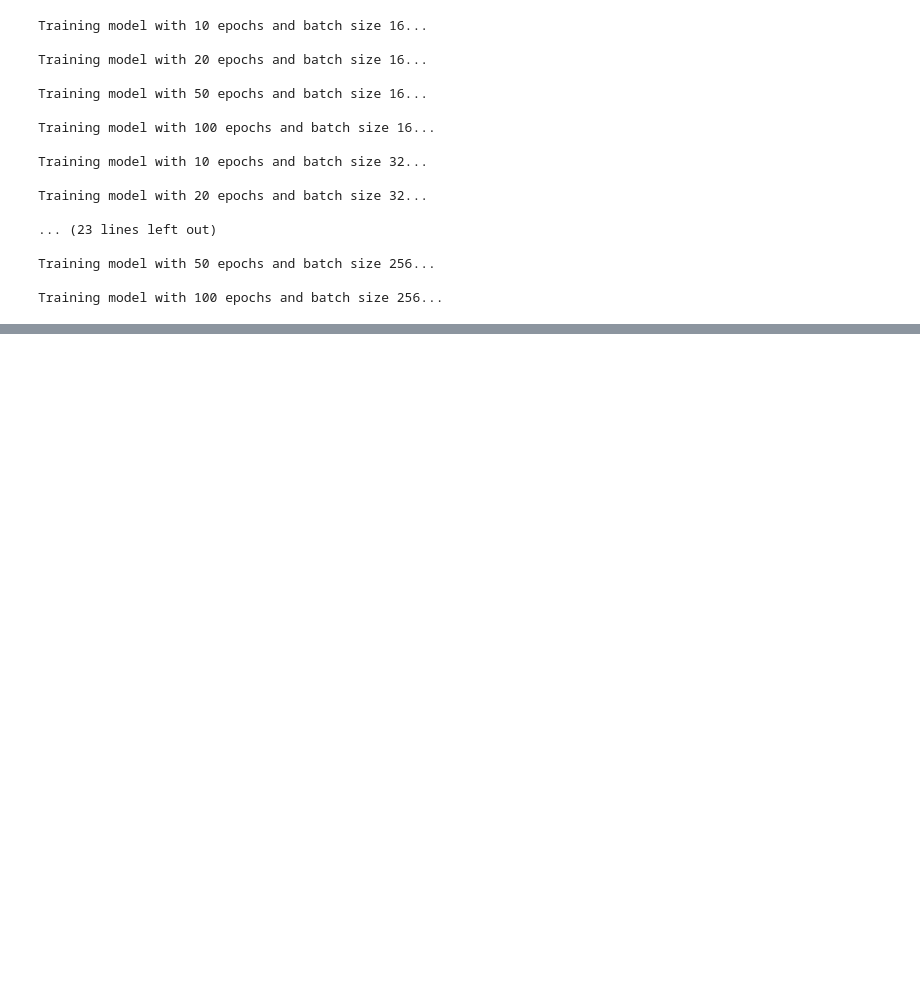
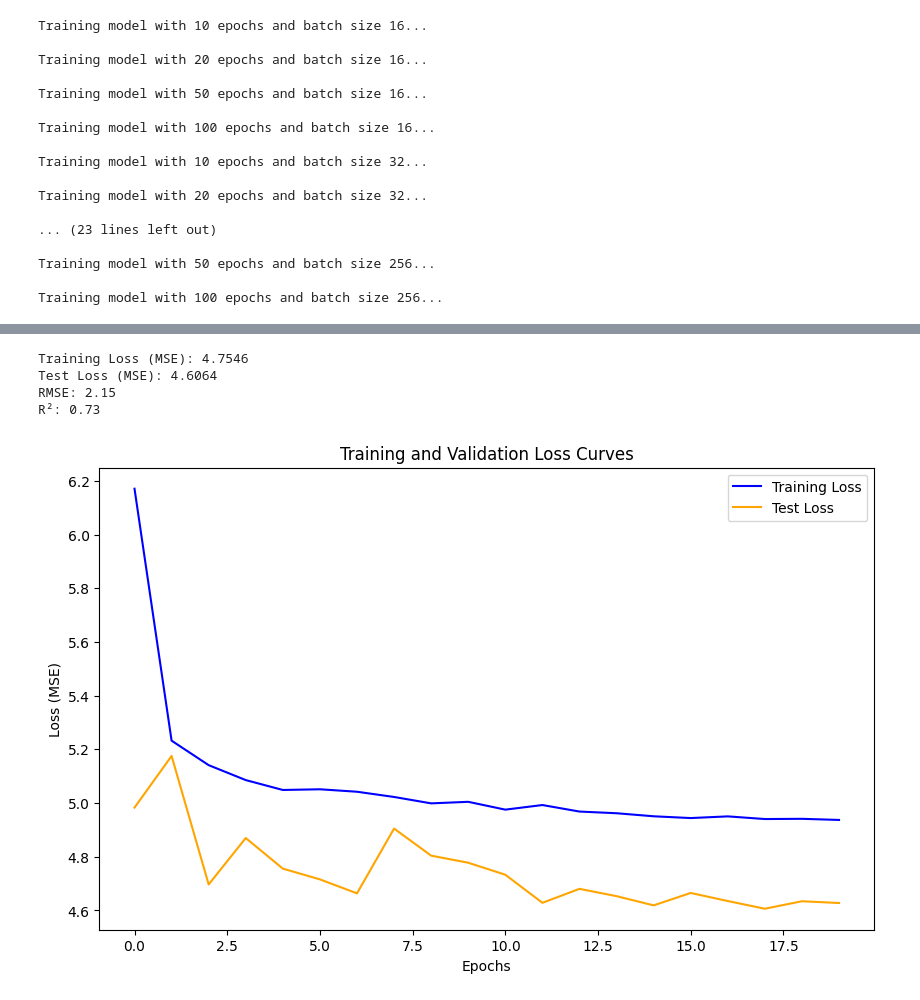
Before and after one commit to cbrittonjsy/Australian-Bushfire-Analysis, a Jupyter notebook: py/Q3_folder/Question_3.ipynb, the cells around one changed output, grey strips where cells are left out. Cells and saved outputs as stored; diff of their text form; code cells hidden in the pictures; blank space fills up the shorter version.

Commit message:
Add a pre-trained model (TabNet) for use with my training data, adapting it for use in a regression problem

```diff
--- a/py/Q3_folder/Question_3.ipynb
+++ b/py/Q3_folder/Question_3.ipynb
@@ -360,0 +377,25 @@ plt.show()
+# %%
+# Convert y_train and y_test to a numpy array and reshape it to be accepted by TabNet
+y_train = y_train.values.reshape(-1, 1)
+y_test = y_test.values.reshape(-1, 1)
+# %%
+train_loss = []
+test_loss = []
+
+model.fit(
+    X_train, y_train,
+    eval_set=[(X_test, y_test)],
+    max_epochs=20,               # Number of epochs
+    batch_size=64,               # Batch size
+    virtual_batch_size=32,       # Virtual batch size for efficient training
+    patience=10,                 # Early stopping after 10 epochs without improvement
+    loss_fn=torch.nn.MSELoss(),               # MSE loss for regression
+)
+
+# Store the final training and test loss
+train_loss = model.history['loss'][-1]  # Last training loss
+test_loss = model.history['val_0_mse'][-1]  # Last test loss
+
+# Print the final losses
+print(f"Final Training Loss (MSE): {train_loss:.4f}")
+print(f"Final Test Loss (MSE): {test_loss:.4f}")
@@ -360,0 +422,41 @@ plt.show()
+# %%
+# Evaluate the model on the training and test data
+train_predictions = model.predict(X_train)  # Using the TabNet model's predict method
+test_predictions = model.predict(X_test)    # Same here for test predictions
+
+# Calculate the loss using MSE (Mean Squared Error) for both training and test sets
+train_loss = mean_squared_error(y_train, train_predictions)
+test_loss = mean_squared_error(y_test, test_predictions)
+
+# Print the loss on both the training and test data
+print(f"Training Loss (MSE): {train_loss:.4f}")
+print(f"Test Loss (MSE): {test_loss:.4f}")
+
+# Calculate RMSE and R² score for the test data
+rmse = np.sqrt(test_loss)
+r2 = r2_score(y_test, test_predictions)
+
+# Print RMSE and R²
+print(f"RMSE: {rmse:.2f}")
+print(f"R²: {r2:.2f}")
+# %% [output]
+Training Loss (MSE): 4.7546
+Test Loss (MSE): 4.6064
+RMSE: 2.15
+R²: 0.73
+# %%
+# Plot the training and validation loss curves
+plt.figure(figsize=(10, 6))
+plt.plot(model.history['loss'], label='Training Loss', color='blue')
+plt.plot(model.history['val_0_mse'], label='Test Loss', color='orange')
+
+# Add labels and title
+plt.xlabel('Epochs')
+plt.ylabel('Loss (MSE)')
+plt.title('Training and Validation Loss Curves')
+plt.legend()
+
+# Display the plot
+plt.show()
+# %% [output]
+[figure, added]
```
Also changed, not shown: parts of 10 cells of this notebook.
